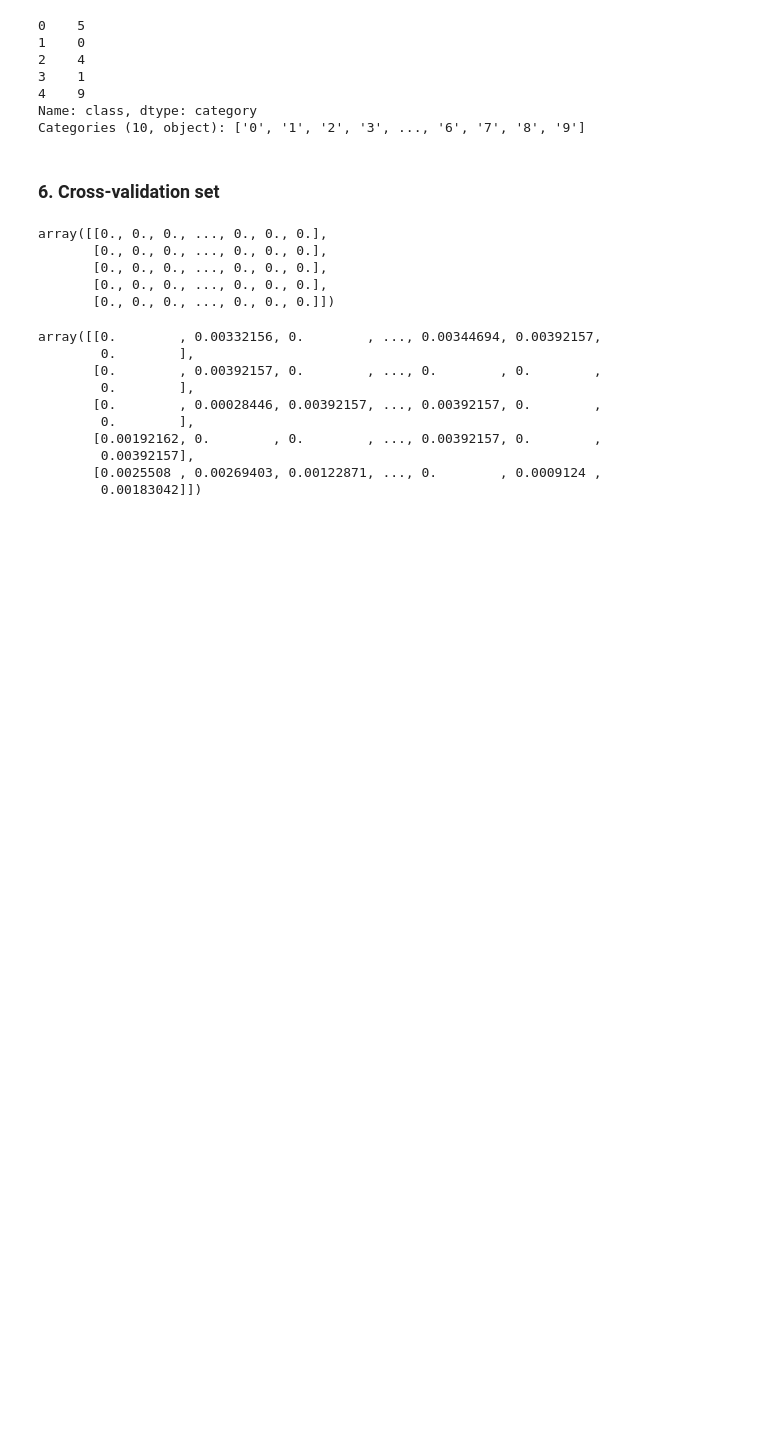
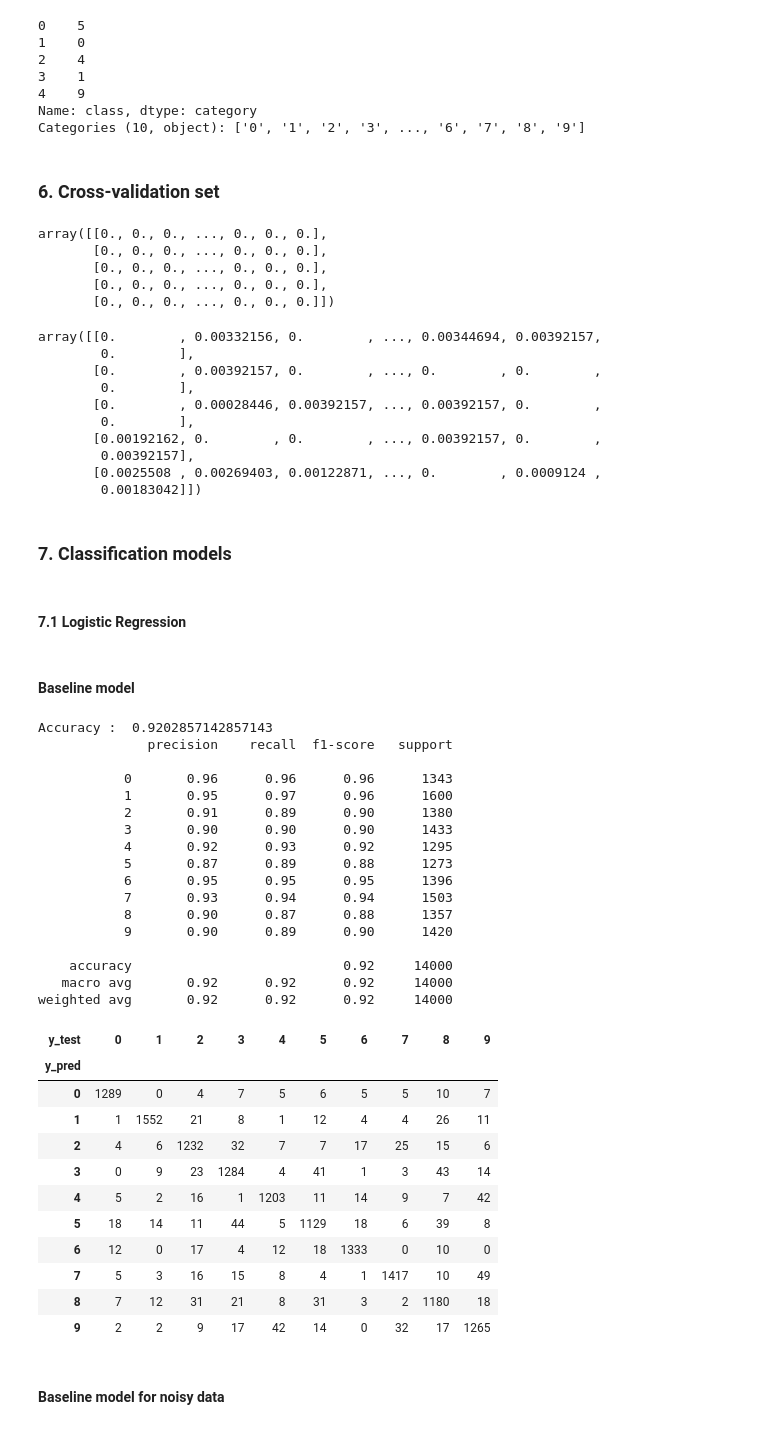
Before and after one commit to Akhila-Ravi1/Projects, a Jupyter notebook: MNIST/mnist.ipynb, the cells around one changed output. Drawn from its saved outputs; the diff is of its cells as text; code cells hidden in the pictures; blank space fills up the shorter version.

Commit message:
Logistic Regression on original and noisy data

```diff
--- a/MNIST/mnist.ipynb
+++ b/MNIST/mnist.ipynb
@@ -178,3 +172,7 @@ array([[0.        , 0.00332156, 0.        , ..., 0.00344694, 0.00392157,
         0.00392157],
        [0.0025508 , 0.00269403, 0.00122871, ..., 0.        , 0.0009124 ,
         0.00183042]])
+# %% [markdown]
+### 7. Classification models
+# %% [markdown]
+#### 7.1 Logistic Regression
@@ -180,0 +182,47 @@ array([[0.        , 0.00332156, 0.        , ..., 0.00344694, 0.00392157,
+# %% [markdown]
+#### Baseline model
+# %%
+model = LogisticRegression()
+model.fit(X_train_org, y_train_org)
+
+# make predictions on the test set
+y_pred = model.predict(X_test_org)
+# %%
+# Evaluate baseline model's performance
+print('Accuracy : ', accuracy_score(y_test_org, y_pred))
+print(classification_report(y_test_org, y_pred))
+
+# Confusion matrix
+pd.crosstab(y_pred, y_test_org, rownames=['y_pred'], colnames=['y_test'])
+# %% [output]
+Accuracy :  0.9202857142857143
+              precision    recall  f1-score   support
+
+           0       0.96      0.96      0.96      1343
+           1       0.95      0.97      0.96      1600
+           2       0.91      0.89      0.90      1380
+           3       0.90      0.90      0.90      1433
+           4       0.92      0.93      0.92      1295
+           5       0.87      0.89      0.88      1273
+           6       0.95      0.95      0.95      1396
+           7       0.93      0.94      0.94      1503
+           8       0.90      0.87      0.88      1357
+           9       0.90      0.89      0.90      1420
+
+    accuracy                           0.92     14000
+   macro avg       0.92      0.92      0.92     14000
+weighted avg       0.92      0.92      0.92     14000
+| y_test | 0 | 1 | 2 | 3 | 4 | 5 | 6 | 7 | 8 | 9 |
+| y_pred |  |  |  |  |  |  |  |  |  |  |
+| 0 | 1289 | 0 | 4 | 7 | 5 | 6 | 5 | 5 | 10 | 7 |
+| 1 | 1 | 1552 | 21 | 8 | 1 | 12 | 4 | 4 | 26 | 11 |
+| 2 | 4 | 6 | 1232 | 32 | 7 | 7 | 17 | 25 | 15 | 6 |
+| 3 | 0 | 9 | 23 | 1284 | 4 | 41 | 1 | 3 | 43 | 14 |
+| 4 | 5 | 2 | 16 | 1 | 1203 | 11 | 14 | 9 | 7 | 42 |
+| 5 | 18 | 14 | 11 | 44 | 5 | 1129 | 18 | 6 | 39 | 8 |
+| 6 | 12 | 0 | 17 | 4 | 12 | 18 | 1333 | 0 | 10 | 0 |
+| 7 | 5 | 3 | 16 | 15 | 8 | 4 | 1 | 1417 | 10 | 49 |
+| 8 | 7 | 12 | 31 | 21 | 8 | 31 | 3 | 2 | 1180 | 18 |
+| 9 | 2 | 2 | 9 | 17 | 42 | 14 | 0 | 32 | 17 | 1265 |
+# %% [markdown]
+#### Baseline model for noisy data
```
Also changed, not shown: parts of 4 cells of this notebook.
